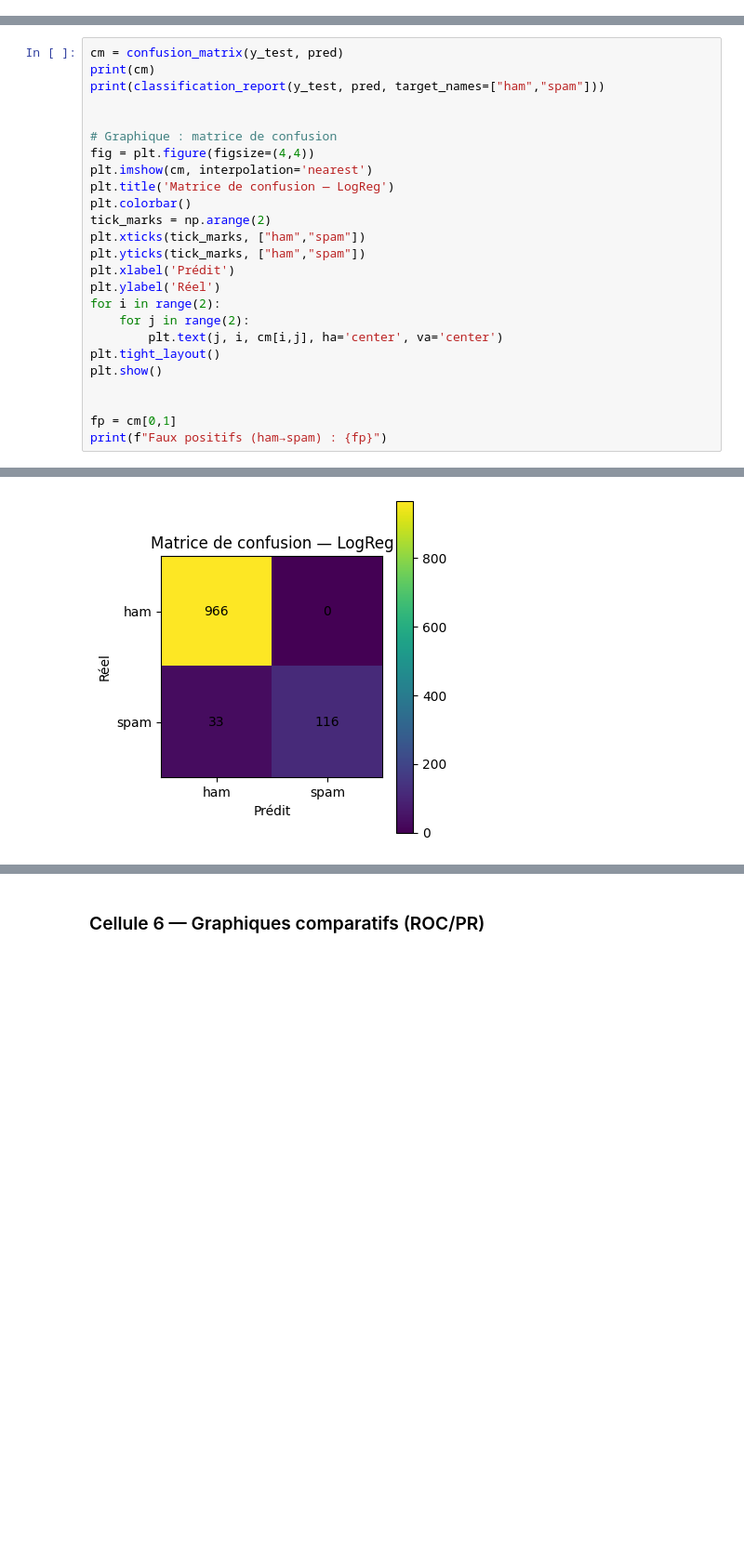
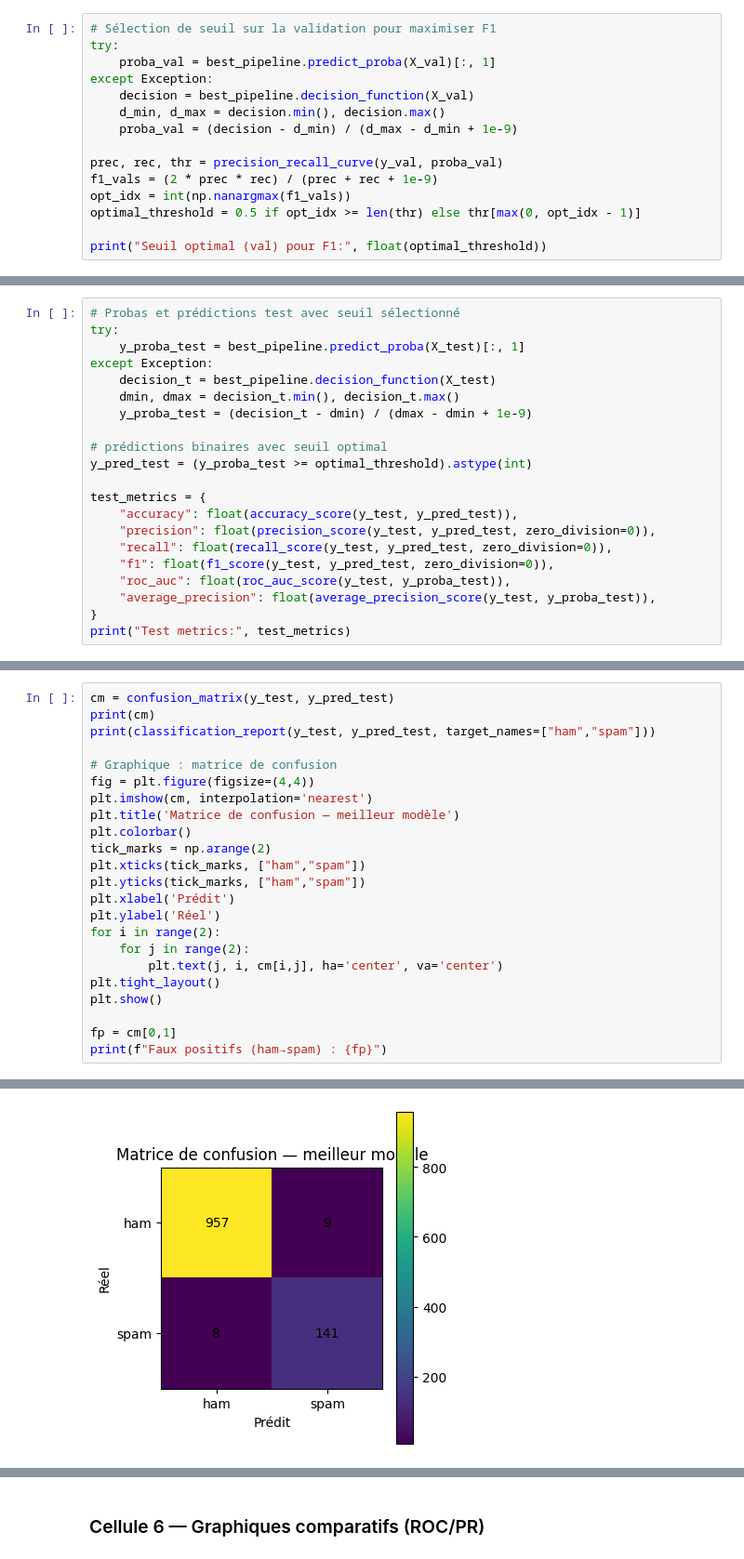
Before and after one commit to sghiouri-mohammed/Spam-Detector, a Jupyter notebook: spam_emails_detection.ipynb, the cells around one changed output, grey strips where cells are left out. Shown: that part at 93% size. Saved outputs shown, nothing was run; the diff lists cells and outputs as text; blank space fills up the shorter version.

Commit message:
Spam Detector

```diff
--- a/spam_emails_detection.ipynb
+++ b/spam_emails_detection.ipynb
@@ -73,0 +187,15 @@ if proba is not None:
+# %%
+# Sélection de seuil sur la validation pour maximiser F1
+try:
+    proba_val = best_pipeline.predict_proba(X_val)[:, 1]
+except Exception:
+    decision = best_pipeline.decision_function(X_val)
+    d_min, d_max = decision.min(), decision.max()
+    proba_val = (decision - d_min) / (d_max - d_min + 1e-9)
+
+prec, rec, thr = precision_recall_curve(y_val, proba_val)
+f1_vals = (2 * prec * rec) / (prec + rec + 1e-9)
+opt_idx = int(np.nanargmax(f1_vals))
+optimal_threshold = 0.5 if opt_idx >= len(thr) else thr[max(0, opt_idx - 1)]
+
+print("Seuil optimal (val) pour F1:", float(optimal_threshold))
@@ -73,0 +217,21 @@ if proba is not None:
+# %%
+# Probas et prédictions test avec seuil sélectionné
+try:
+    y_proba_test = best_pipeline.predict_proba(X_test)[:, 1]
+except Exception:
+    decision_t = best_pipeline.decision_function(X_test)
+    dmin, dmax = decision_t.min(), decision_t.max()
+    y_proba_test = (decision_t - dmin) / (dmax - dmin + 1e-9)
+
+# prédictions binaires avec seuil optimal
+y_pred_test = (y_proba_test >= optimal_threshold).astype(int)
+
+test_metrics = {
+    "accuracy": float(accuracy_score(y_test, y_pred_test)),
+    "precision": float(precision_score(y_test, y_pred_test, zero_division=0)),
+    "recall": float(recall_score(y_test, y_pred_test, zero_division=0)),
+    "f1": float(f1_score(y_test, y_pred_test, zero_division=0)),
+    "roc_auc": float(roc_auc_score(y_test, y_proba_test)),
+    "average_precision": float(average_precision_score(y_test, y_proba_test)),
+}
+print("Test metrics:", test_metrics)
@@ -76,13 +242,12 @@ if proba is not None:
 # %%
-cm = confusion_matrix(y_test, pred)
+cm = confusion_matrix(y_test, y_pred_test)
 print(cm)
-print(classification_report(y_test, pred, target_names=["ham","spam"]))
-
+print(classification_report(y_test, y_pred_test, target_names=["ham","spam"]))
 
 # Graphique : matrice de confusion
 fig = plt.figure(figsize=(4,4))
 plt.imshow(cm, interpolation='nearest')
-plt.title('Matrice de confusion — LogReg')
+plt.title('Matrice de confusion — meilleur modèle')
 plt.colorbar()
 tick_marks = np.arange(2)
 plt.xticks(tick_marks, ["ham","spam"])
@@ -95,7 +260,6 @@ for i in range(2):
 plt.tight_layout()
 plt.show()
 
-
 fp = cm[0,1]
 print(f"Faux positifs (ham→spam) : {fp}")
 # %% [output]
@@ -112 +276 @@ weighted avg       0.97      0.97      0.97      1115
-[figure, old version]
+[figure, new version]
```
Also changed, not shown: parts of 27 cells of this notebook, 5 other files.
